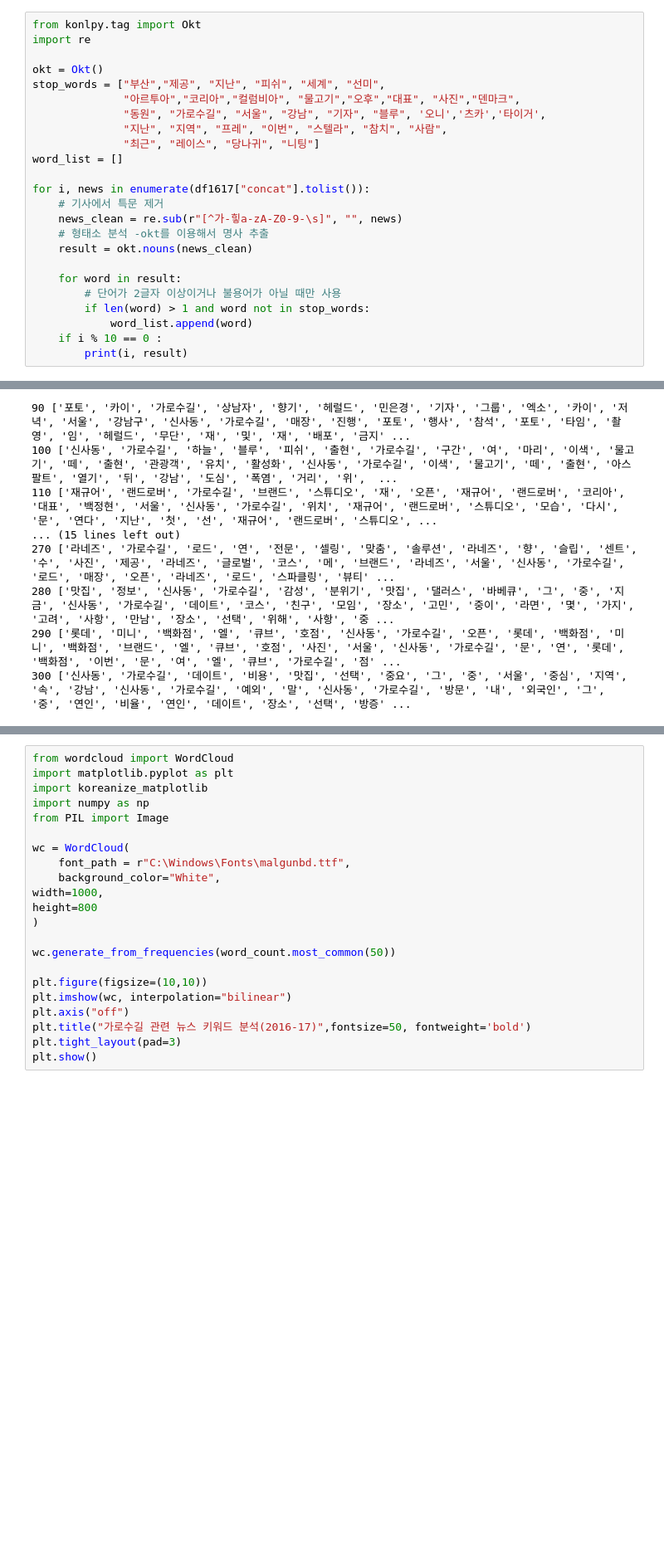
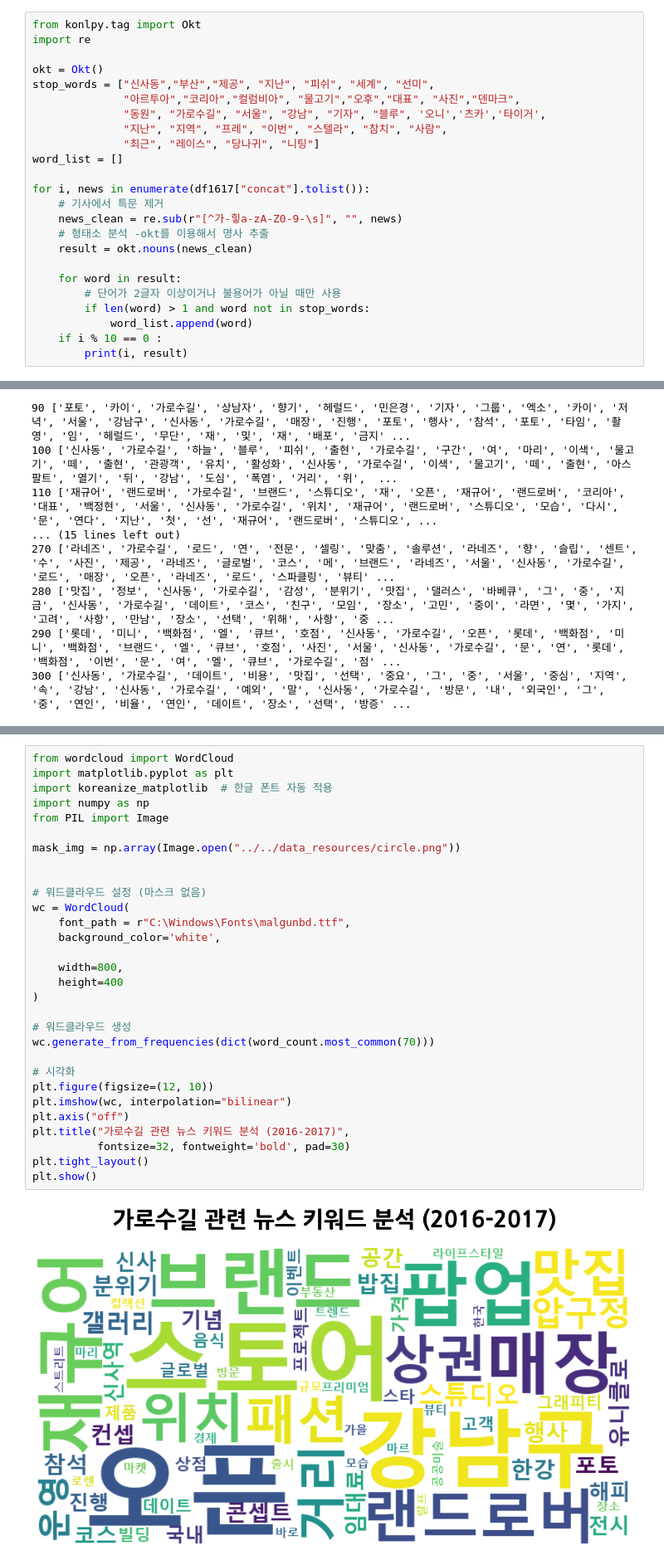
Before and after one commit to LEEYOENN/potenup_python_study, a Jupyter notebook: inregular_data_practice/selenium_naver_news.ipynb, the cells around one changed output, grey strips where cells are left out. Shown: that part at 83% size. Drawn from its saved outputs; the diff is of its cells as text; blank space fills up the shorter version.

```diff
--- a/inregular_data_practice/selenium_naver_news.ipynb
+++ b/inregular_data_practice/selenium_naver_news.ipynb
@@ -90,7 +92,7 @@ from konlpy.tag import Okt
 import re
 
 okt = Okt()
-stop_words = ["부산","제공", "지난", "피쉬", "세계", "선미",
+stop_words = ["신사동","부산","제공", "지난", "피쉬", "세계", "선미",
               "아르투아","코리아","컬럼비아", "물고기","오후","대표", "사진","덴마크",
               "동원", "가로수길", "서울", "강남", "기자", "블루", '오니','츠카','타이거',
               "지난", "지역", "프레", "이번", "스텔라", "참치", "사람",
@@ -138,22 +140,32 @@ print(word_count.most_common(50))
 # %%
 from wordcloud import WordCloud
 import matplotlib.pyplot as plt
-import koreanize_matplotlib
+import koreanize_matplotlib  # 한글 폰트 자동 적용
 import numpy as np
 from PIL import Image
 
+mask_img = np.array(Image.open("../../data_resources/circle.png"))
+
+
+# 워드클라우드 설정 (마스크 없음)
 wc = WordCloud(
     font_path = r"C:\Windows\Fonts\malgunbd.ttf",
-    background_color="White",
-width=1000,
-height=800
+    background_color='white',
+
+    width=800,
+    height=400
 )
 
-wc.generate_from_frequencies(word_count.most_common(50))
+# 워드클라우드 생성
+wc.generate_from_frequencies(dict(word_count.most_common(70)))
 
-plt.figure(figsize=(10,10))
+# 시각화
+plt.figure(figsize=(12, 10))
 plt.imshow(wc, interpolation="bilinear")
 plt.axis("off")
-plt.title("가로수길 관련 뉴스 키워드 분석(2016-17)",fontsize=50, fontweight='bold')
-plt.tight_layout(pad=3)
+plt.title("가로수길 관련 뉴스 키워드 분석 (2016-2017)",
+          fontsize=32, fontweight='bold', pad=30)
+plt.tight_layout()
 plt.show()
+# %% [output]
+[figure, added]
```
Also changed, not shown: parts of 16 cells of this notebook, 3 other files.
